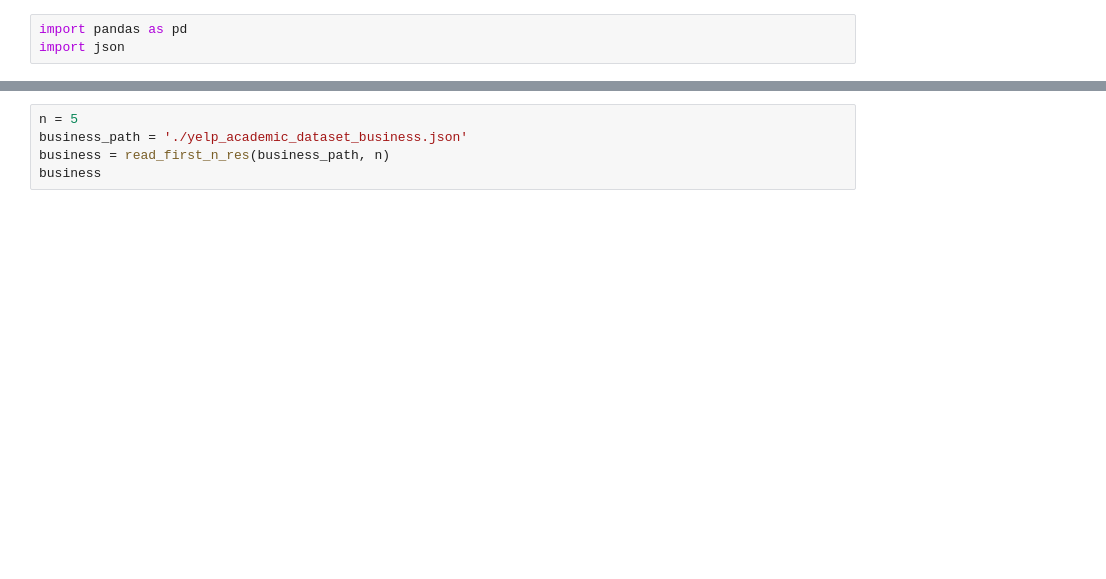
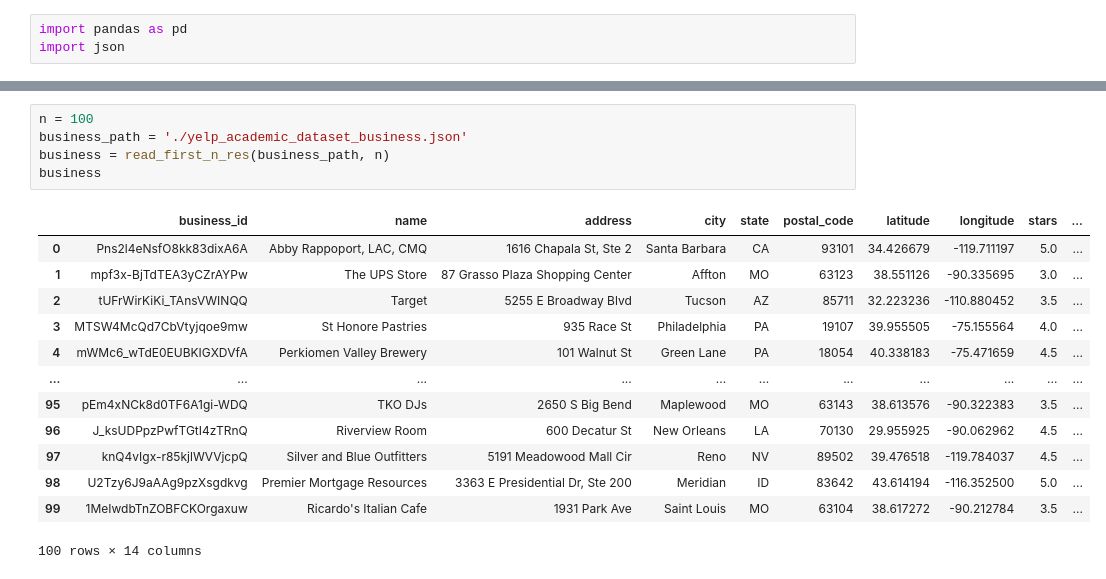
Before and after one commit to Delen0828/6242-Proj, a Jupyter notebook: yelp_dataset/preprocess.ipynb, the cells around one changed output, grey strips where cells are left out. Cells and saved outputs as stored; diff of their text form; blank space fills up the shorter version.

```diff
--- a/yelp_dataset/preprocess.ipynb
+++ b/yelp_dataset/preprocess.ipynb
@@ -20,8 +18,22 @@ KeyboardInterrupt
 # %%
-n = 5
+n = 100
 business_path = './yelp_academic_dataset_business.json'
 business = read_first_n_res(business_path, n)
 business
+# %% [output]
+|  | business_id | name | address | city | state | postal_code | latitude | longitude | stars | ... |
+| 0 | Pns2l4eNsfO8kk83dixA6A | Abby Rappoport, LAC, CMQ | 1616 Chapala St, Ste 2 | Santa Barbara | CA | 93101 | 34.426679 | -119.711197 | 5.0 | ... |
+| 1 | mpf3x-BjTdTEA3yCZrAYPw | The UPS Store | 87 Grasso Plaza Shopping Center | Affton | MO | 63123 | 38.551126 | -90.335695 | 3.0 | ... |
+| 2 | tUFrWirKiKi_TAnsVWINQQ | Target | 5255 E Broadway Blvd | Tucson | AZ | 85711 | 32.223236 | -110.880452 | 3.5 | ... |
+| 3 | MTSW4McQd7CbVtyjqoe9mw | St Honore Pastries | 935 Race St | Philadelphia | PA | 19107 | 39.955505 | -75.155564 | 4.0 | ... |
+| 4 | mWMc6_wTdE0EUBKIGXDVfA | Perkiomen Valley Brewery | 101 Walnut St | Green Lane | PA | 18054 | 40.338183 | -75.471659 | 4.5 | ... |
+| ... | ... | ... | ... | ... | ... | ... | ... | ... | ... | ... |
+| 95 | pEm4xNCk8d0TF6A1gi-WDQ | TKO DJs | 2650 S Big Bend | Maplewood | MO | 63143 | 38.613576 | -90.322383 | 3.5 | ... |
+| 96 | J_ksUDPpzPwfTGtI4zTRnQ | Riverview Room | 600 Decatur St | New Orleans | LA | 70130 | 29.955925 | -90.062962 | 4.5 | ... |
+| 97 | knQ4vIgx-r85kjlWVVjcpQ | Silver and Blue Outfitters | 5191 Meadowood Mall Cir | Reno | NV | 89502 | 39.476518 | -119.784037 | 4.5 | ... |
+| 98 | U2Tzy6J9aAAg9pzXsgdkvg | Premier Mortgage Resources | 3363 E Presidential Dr, Ste 200 | Meridian | ID | 83642 | 43.614194 | -116.352500 | 5.0 | ... |
+| 99 | 1MeIwdbTnZOBFCKOrgaxuw | Ricardo's Italian Cafe | 1931 Park Ave | Saint Louis | MO | 63104 | 38.617272 | -90.212784 | 3.5 | ... |
+100 rows × 14 columns
 # %%
 business_ids = business['business_id'].tolist()
 business_review = {business_id: [] for business_id in business_ids}
```
Also changed, not shown: parts of 6 cells of this notebook, 2 other files.
